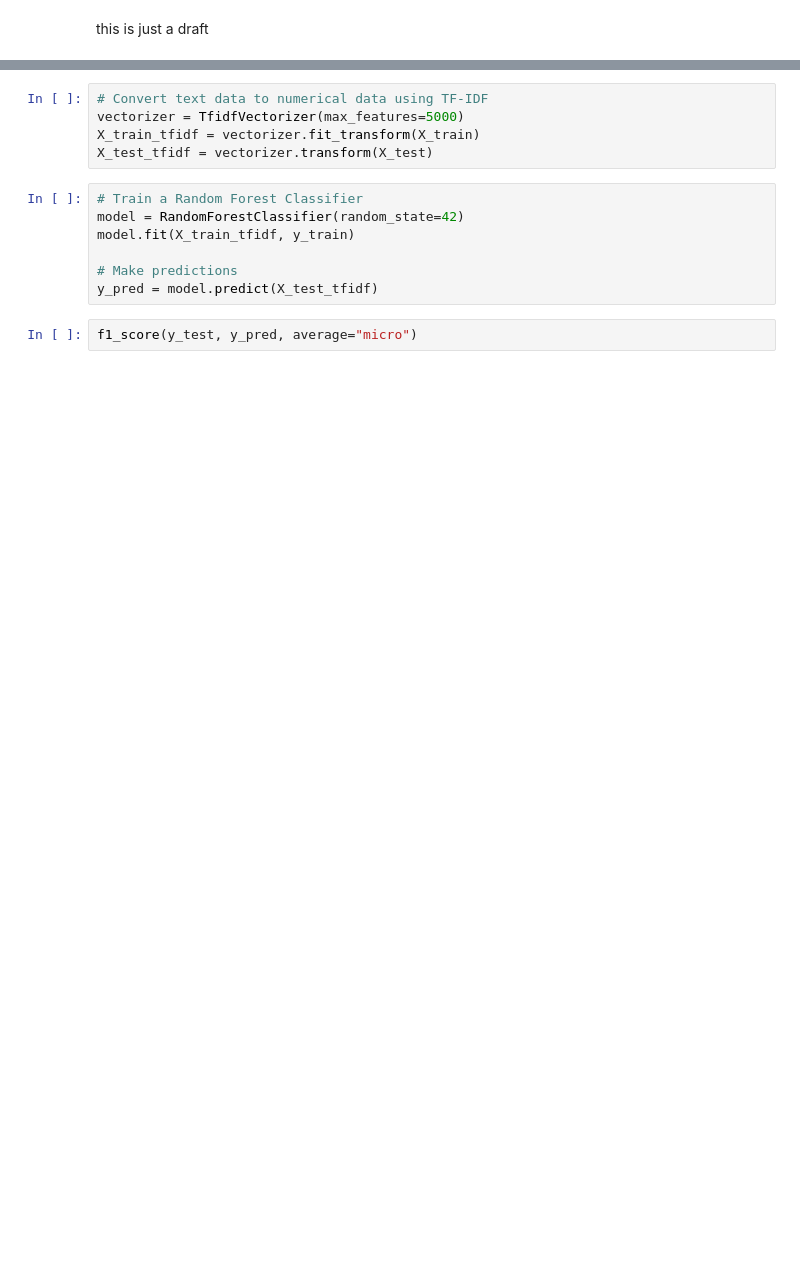
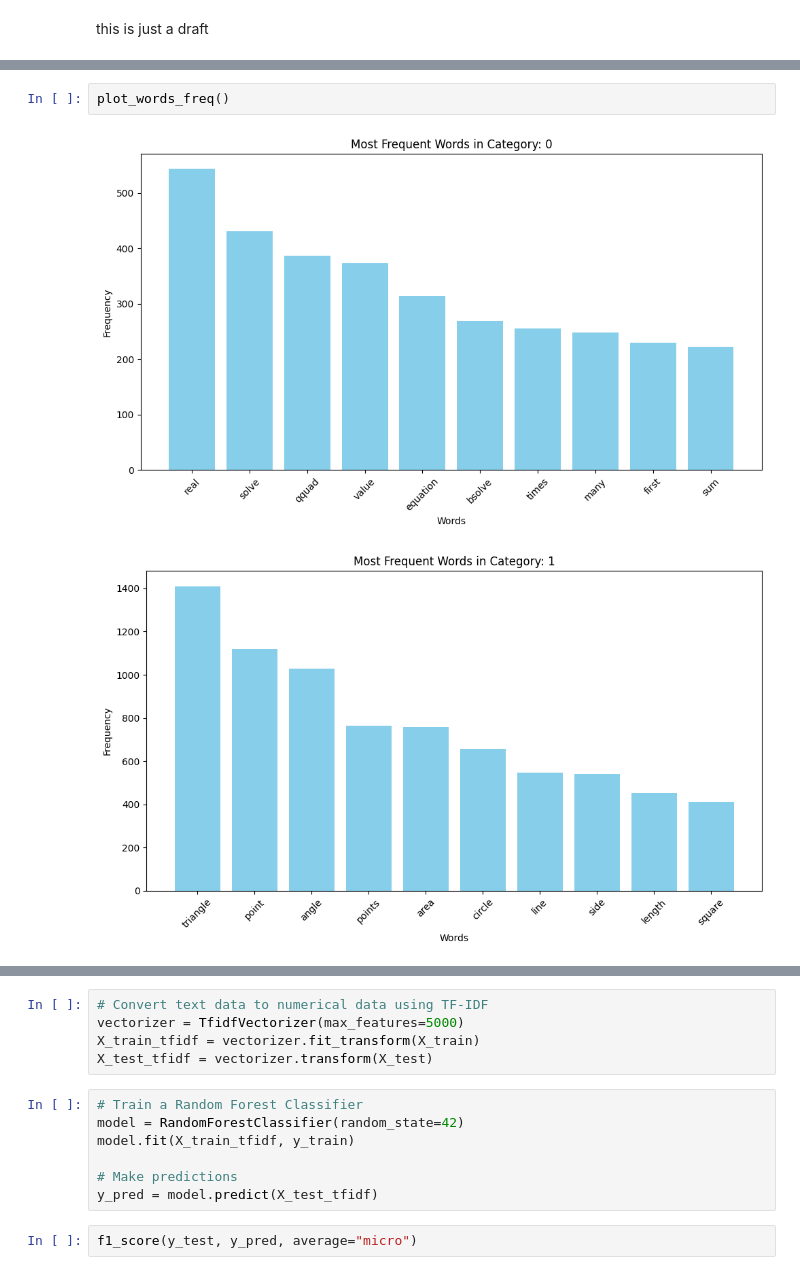
Before and after one commit to abdsaber000/Math-Problems-Topic-Classification, a Jupyter notebook: main.ipynb, the cells around one changed output, grey strips where cells are left out. Saved outputs shown, nothing was run; the diff lists cells and outputs as text; blank space fills up the shorter version.

```diff
--- a/main.ipynb
+++ b/main.ipynb
@@ -22,0 +93,5 @@ df.describe()
+# %%
+plot_words_freq()
+# %% [output]
+[figure, added]
+[figure, added]
```
Also changed, not shown: parts of 9 cells of this notebook, 2 other files.
